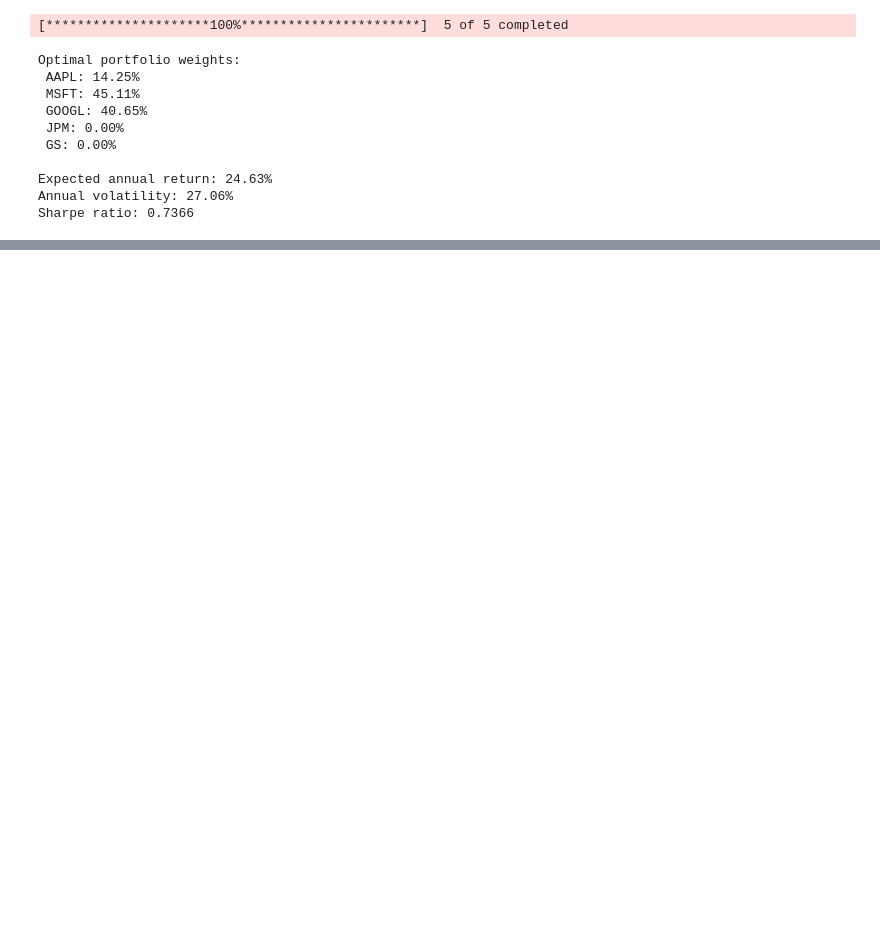
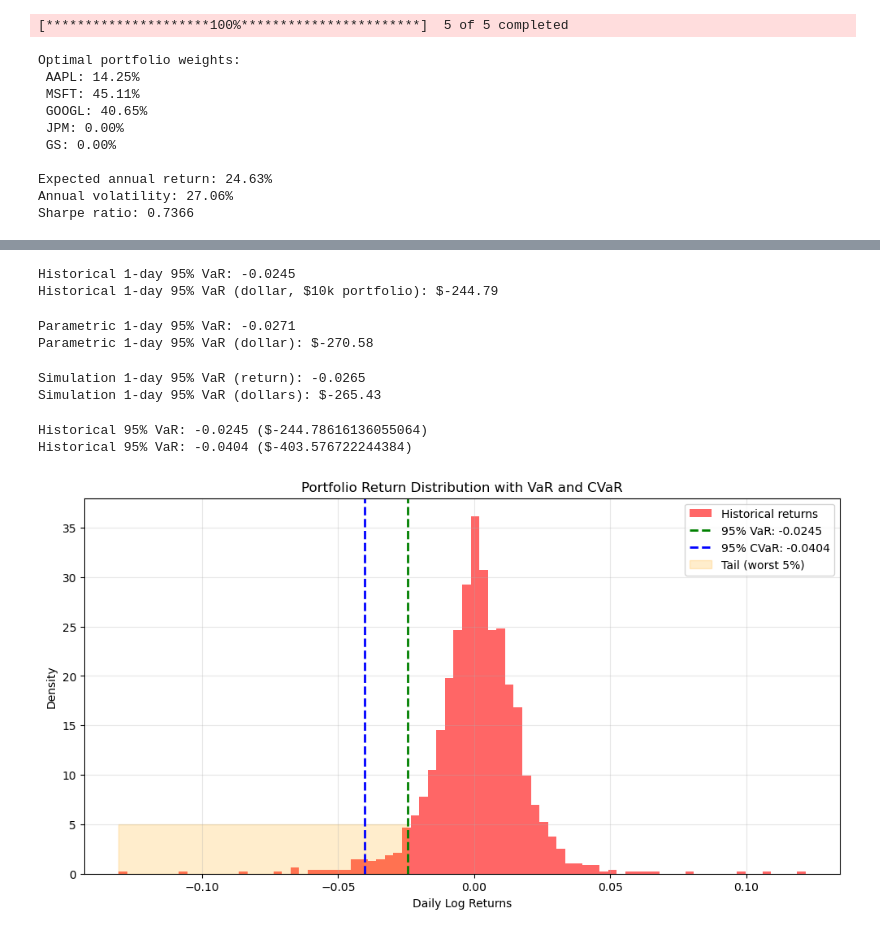
Before and after one commit to lnachdi/quant-projects, a Jupyter notebook: week6_risk_simulation.ipynb, the cells around one changed output, grey strips where cells are left out. Saved outputs shown, nothing was run; the diff lists cells and outputs as text; code cells hidden in the pictures; blank space fills up the shorter version.

```diff
--- a/week6_risk_simulation.ipynb
+++ b/week6_risk_simulation.ipynb
@@ -126,0 +127,14 @@ Probability of loss:             17.30%
+# %%
+# VaR to calculate the potential loss of portfolio value with confidence level(z) over a given period
+
+#1. Historical VaR
+hist_portfolio_returns = log_returns @ optimal_weights
+
+confidence=0.95
+var_hist = np.percentile(hist_portfolio_returns, (1-confidence)*100)
+
+print(f"Historical 1-day 95% VaR: {var_hist:.4f}")
+print(f"Historical 1-day 95% VaR (dollar, $10k portfolio): ${var_hist*initial_portfolio_value:,.2f}")
+# %% [output]
+Historical 1-day 95% VaR: -0.0245
+Historical 1-day 95% VaR (dollar, $10k portfolio): $-244.79
@@ -126,0 +143,57 @@ Probability of loss:             17.30%
+# %%
+#2. Parametric VaR = mean-SD*z
+
+mu=hist_portfolio_returns.mean()
+sigma=hist_portfolio_returns.std()
+
+var_parametric = stats.norm.ppf(1-confidence,mu,sigma) #inverse of normal CDF
+
+print(f"Parametric 1-day 95% VaR: {var_parametric:.4f}")
+print(f"Parametric 1-day 95% VaR (dollar): ${var_parametric * initial_portfolio_value:,.2f}")
+
+# Parametric assumes normal dist and underestimates tail risk
+# %% [output]
+Parametric 1-day 95% VaR: -0.0271
+Parametric 1-day 95% VaR (dollar): $-270.58
+# %%
+#3. Monte Carlo Sim VaR
+
+sim_day1_returns=(simulation_results[0,:]-initial_portfolio_value)/initial_portfolio_value
+
+var_simulation = np.percentile(sim_day1_returns,(1-confidence)*100)
+print(f"Simulation 1-day 95% VaR (return): {var_simulation:.4f}")
+print(f"Simulation 1-day 95% VaR (dollars): ${var_simulation*initial_portfolio_value:,.2f}")
+# %% [output]
+Simulation 1-day 95% VaR (return): -0.0265
+Simulation 1-day 95% VaR (dollars): $-265.43
+# %%
+# CVaR: average returns that could be expected beyond VaR thresholds. Thus CVaR always >= VaR
+
+
+losses_beyond_var= hist_portfolio_returns[hist_portfolio_returns <= var_hist]
+cvar_hist= losses_beyond_var.mean()
+
+print(f"Historical 95% VaR: {var_hist:.4f} (${var_hist*initial_portfolio_value})")
+print(f"Historical 95% VaR: {cvar_hist:.4f} (${cvar_hist*initial_portfolio_value})")
+# %% [output]
+Historical 95% VaR: -0.0245 ($-244.78616136055064)
+Historical 95% VaR: -0.0404 ($-403.576722244384)
+# %%
+plt.figure(figsize=(12,6))
+
+plt.hist(hist_portfolio_returns,bins=80,density=True,alpha=0.6,color="red",label="Historical returns")
+plt.axvline(x=var_hist,color='green',linewidth='2',linestyle="--",label=f"95% VaR: {var_hist:.4f}")
+plt.axvline(x=cvar_hist,color='blue',linewidth='2',linestyle="--",label=f"95% CVaR: {cvar_hist:.4f}")
+
+#shade tail beyond VaR
+# x_tail= np.linspace(hist_portfolio_returns.min(),var_hist,100)
+plt.fill_betweenx([0,5],hist_portfolio_returns.min(),var_hist,alpha=0.2, color='orange',label='Tail (worst 5%)')
+
+plt.title("Portfolio Return Distribution with VaR and CVaR")
+plt.xlabel("Daily Log Returns")
+plt.ylabel("Density")
+plt.legend()
+plt.grid(True,alpha=0.3)
+plt.show()
+# %% [output]
+[figure, added]
```
Also changed, not shown: parts of 5 cells of this notebook.
